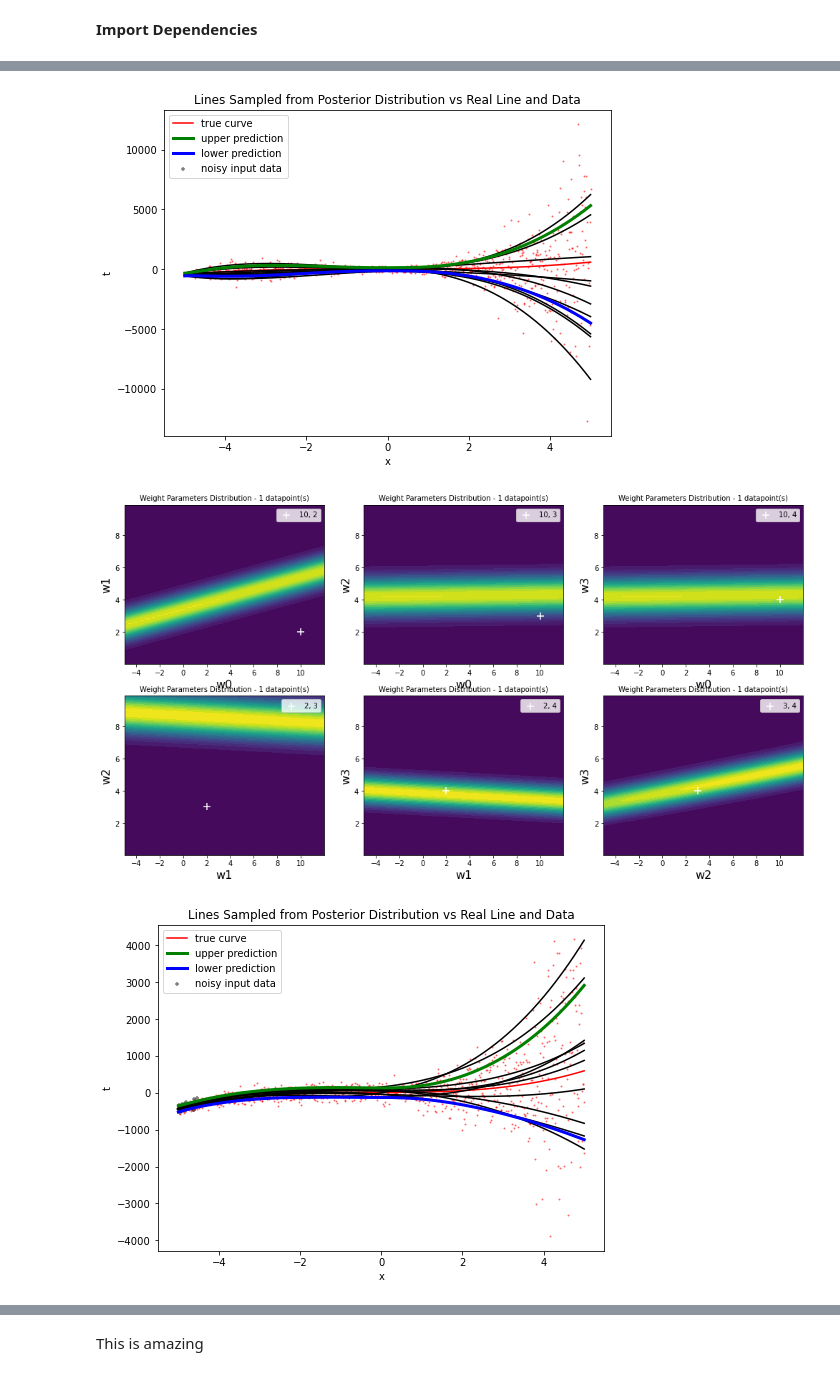
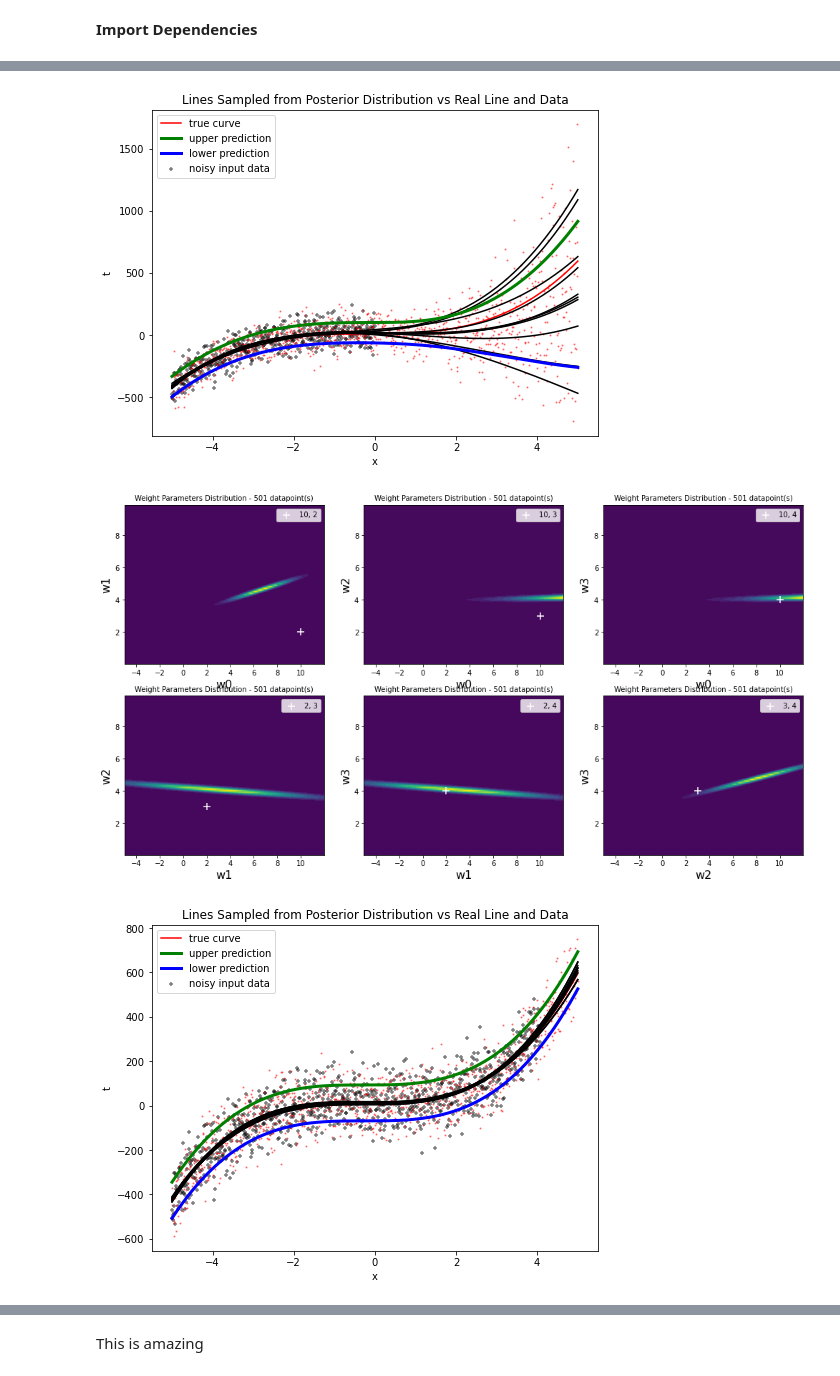
Before and after one commit to MdArafatHKhan/Frequentist-and-Bayesian-via-Measure-Theory-polynomial-regression, a Jupyter notebook: Frequentist and Bayesian via Measure Theory.ipynb, the cells around one changed output, grey strips where cells are left out. Cells and saved outputs as stored; diff of their text form; code cells hidden in the pictures.

```diff
--- a/Frequentist and Bayesian via Measure Theory.ipynb
+++ b/Frequentist and Bayesian via Measure Theory.ipynb
@@ -1063,7 +1063,7 @@ x, y = np.mgrid[-5.01:12.03:0.1, 0.001:10.001:0.1]
 
 data_length = len(x_real)
 
-for N in [0, 1, 51, 603, 907]:
+for N in [0, 501, 907]:
 
     linbayes.set_posterior(x_real[0:N], t_real[0:N])
 
@@ -1101,3 +1101,3 @@ for N in [0, 1, 51, 603, 907]:
-[figure, old version]
+[figure, new version]
-[figure, old version]
+[figure, new version]
-[figure, old version]
+[figure, new version]
```
Also changed, not shown: parts of 5 cells of this notebook.
